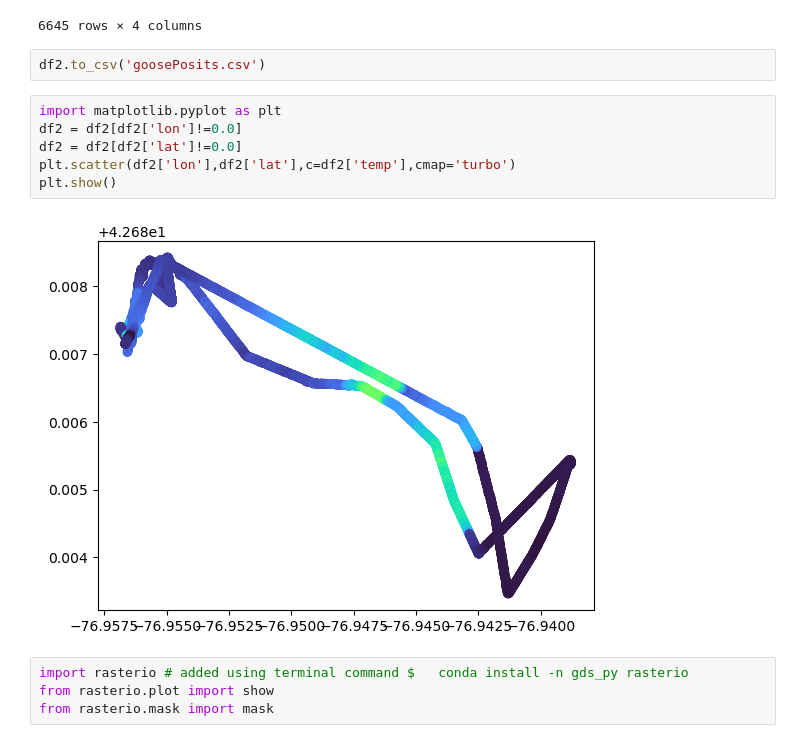
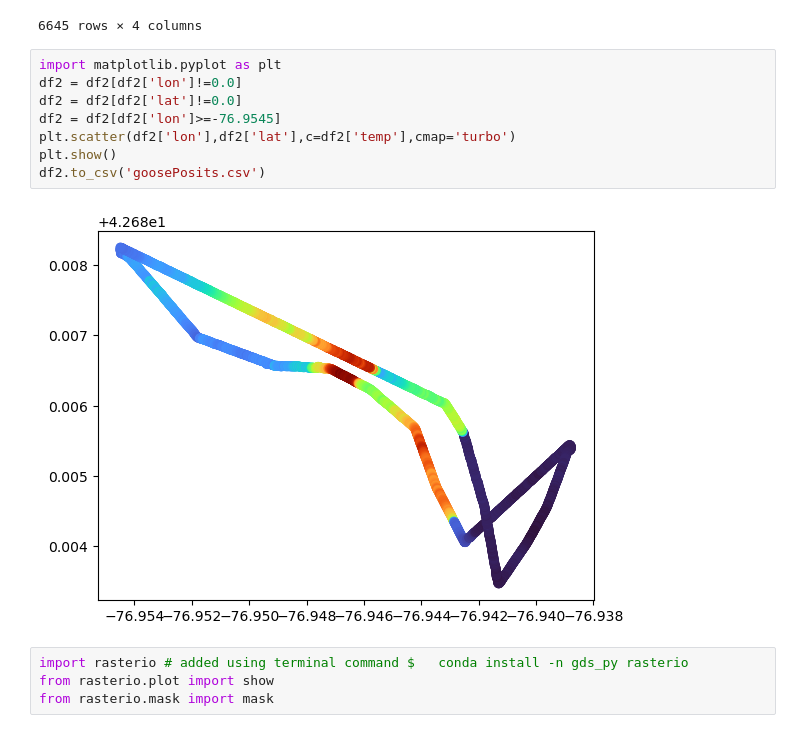
Before and after one commit to Repair-Redress/satHelper, a Jupyter notebook: gooseData.ipynb, the cells around one changed output. Cells and saved outputs as stored; diff of their text form.

```diff
--- a/gooseData.ipynb
+++ b/gooseData.ipynb
@@ -85,16 +85,16 @@ df2
 | 73805 | 2023-05-18 17:35:16.100 | 42.687152 | -76.956661 | 12.834563 |
 | 73806 | 2023-05-18 17:35:17.000 | 42.687152 | -76.956661 | 12.837865 |
 6645 rows × 4 columns
-# %%
-df2.to_csv('goosePosits.csv')
 # %%
 import matplotlib.pyplot as plt
 df2 = df2[df2['lon']!=0.0]
 df2 = df2[df2['lat']!=0.0]
+df2 = df2[df2['lon']>=-76.9545]
 plt.scatter(df2['lon'],df2['lat'],c=df2['temp'],cmap='turbo')
 plt.show()
+df2.to_csv('goosePosits.csv')
 # %% [output]
-[figure, old version]
+[figure, new version]
 # %%
 import rasterio # added using terminal command $   conda install -n gds_py rasterio
 from rasterio.plot import show
```
Also changed, not shown: parts of 3 cells of this notebook.
